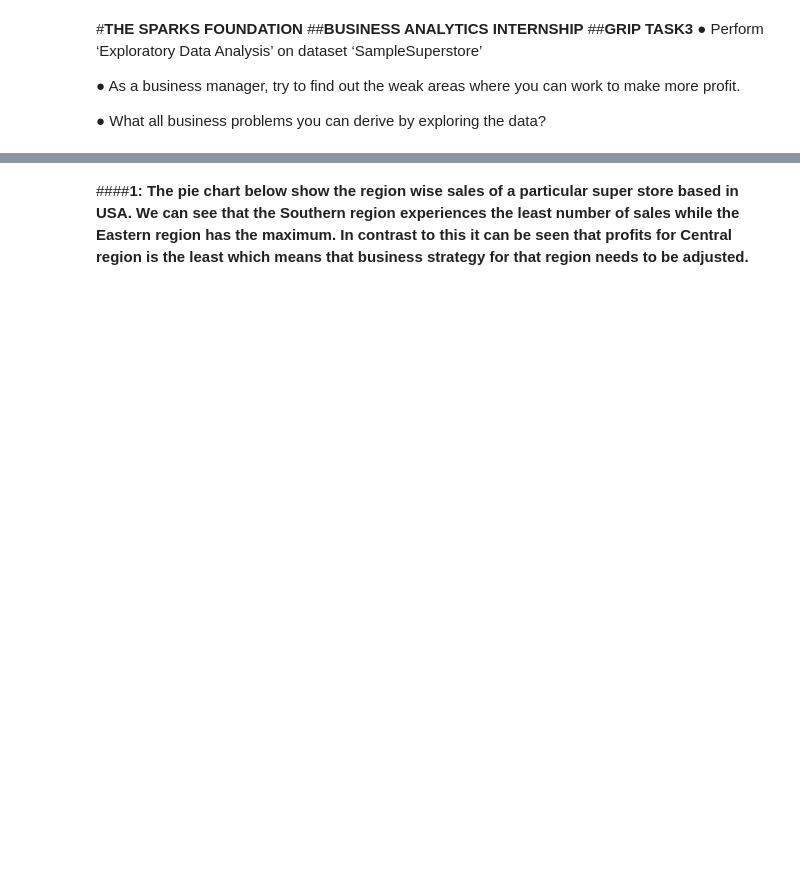
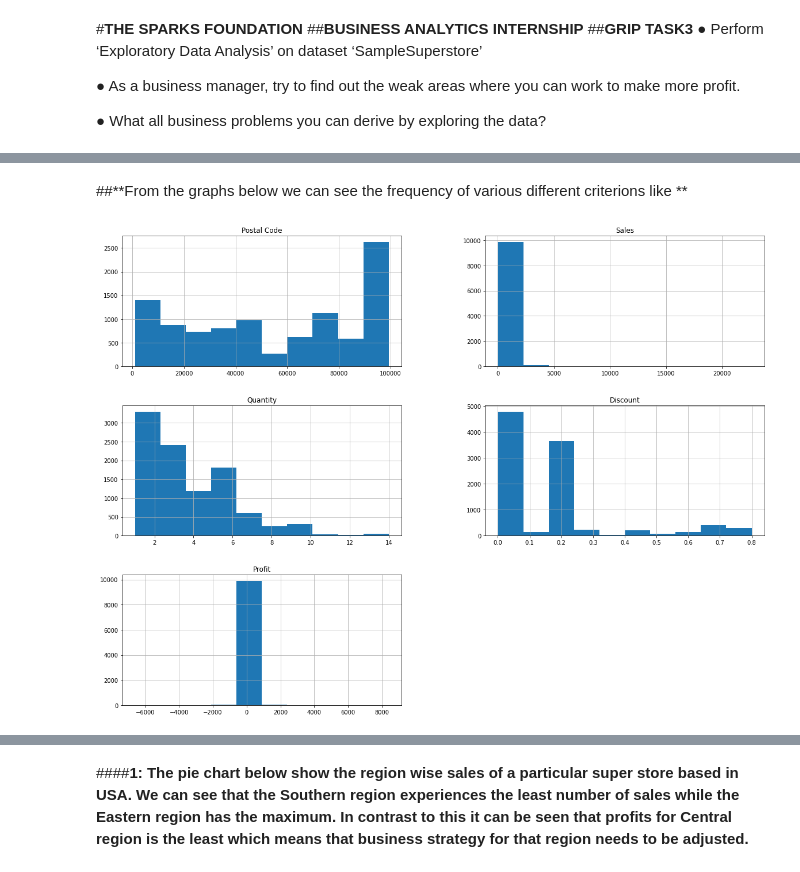
Before and after one commit to sury1999/Data-Analysis-Projects, a Jupyter notebook: Grip_Task_3_Exploratory_Data_Analysis.ipynb, the cells around one changed output, grey strips where cells are left out. Cells and saved outputs as stored; diff of their text form; code cells hidden in the pictures; blank space fills up the shorter version.

```diff
--- a/Grip_Task_3_Exploratory_Data_Analysis.ipynb
+++ b/Grip_Task_3_Exploratory_Data_Analysis.ipynb
@@ -26,0 +93,7 @@ df.head(5)
+# %% [markdown]
+##**From the graphs below we can see the frequency of various different criterions like **
+# %%
+df.hist(figsize=(20,15))
+plt.show()
+# %% [output]
+[figure, added]
```
Also changed, not shown: parts of 21 cells of this notebook.
